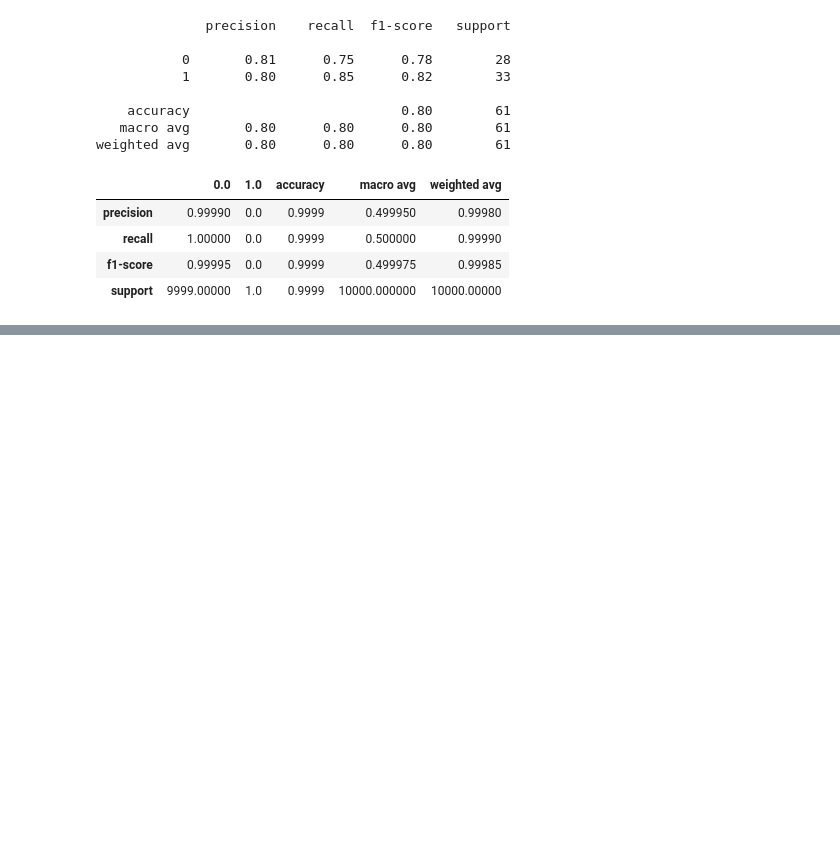
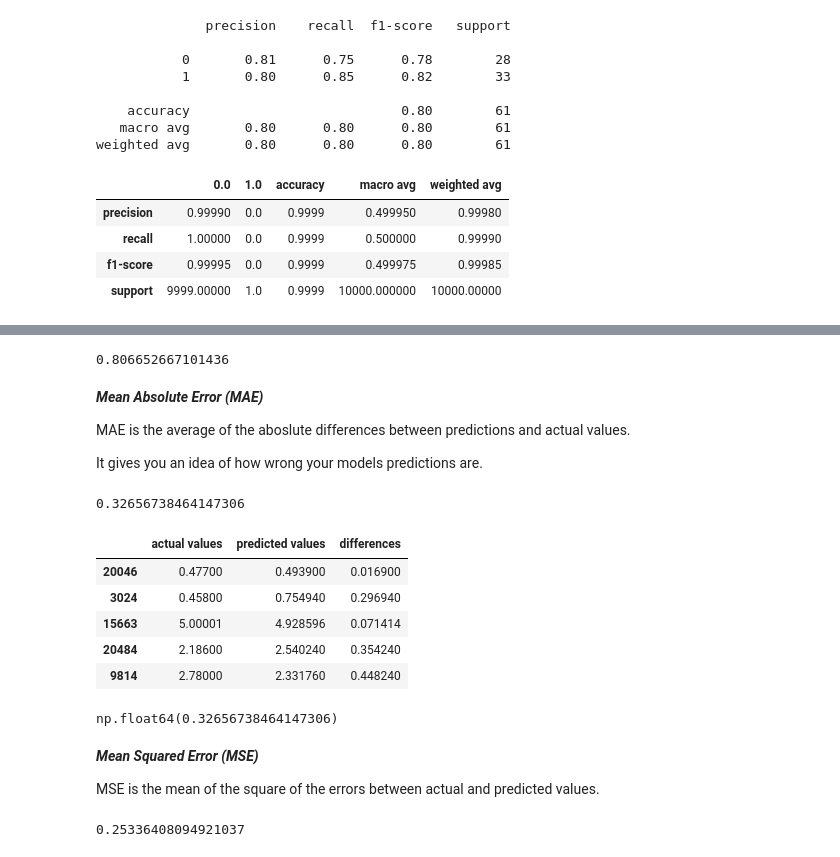
Before and after one commit to ricky-antonio/introduction-to-scikit, a Jupyter notebook: introduction-to-scikit.ipynb, the cells around one changed output, grey strips where cells are left out. Cells and saved outputs as stored; diff of their text form; code cells hidden in the pictures; blank space fills up the shorter version.

Commit message:
Evaluate regression model with r2, MAE, & MSE

```diff
--- a/introduction-to-scikit.ipynb
+++ b/introduction-to-scikit.ipynb
@@ -1323,0 +1333,17 @@ pd.DataFrame(classification_report(
+# %%
+# import regressor model
+from sklearn.ensemble import RandomForestRegressor
+
+# setup random seed
+np.random.seed(42)
+
+# create the data
+X = housing_df.drop("target", axis=1)
+y = housing_df["target"]
+
+# split into train and test sets
+X_train, X_test, y_train, y_test = train_test_split(X, y, test_size=0.2)
+
+# create the model
+model = RandomForestRegressor()
+model.fit(X_train, y_train);
@@ -1323,0 +1368,59 @@ pd.DataFrame(classification_report(
+# %%
+r2_score(y_test, y_preds)
+# %% [output]
+0.806652667101436
+# %% [markdown]
+***Mean Absolute Error (MAE)***
+
+MAE is the average of the aboslute differences between predictions and actual values.
+
+It gives you an idea of how wrong your models predictions are.
+# %%
+# MAE mean absolute error evaluation metric
+from sklearn.metrics import mean_absolute_error
+
+# make predictions from model
+y_preds = model.predict(X_test)
+
+# calculate MAE
+mae = mean_absolute_error(y_test, y_preds)
+mae
+# %% [output]
+0.32656738464147306
+# %%
+# create dataframe with actual and predicted values
+df = pd.DataFrame(data={
+    "actual values": y_test,
+    "predicted values": y_preds
+})
+# calculate absolute difference between actual and predicted values
+df["differences"] = abs(df["actual values"] - df["predicted values"])
+df.head()
+# %% [output]
+|  | actual values | predicted values | differences |
+| 20046 | 0.47700 | 0.493900 | 0.016900 |
+| 3024 | 0.45800 | 0.754940 | 0.296940 |
+| 15663 | 5.00001 | 4.928596 | 0.071414 |
+| 20484 | 2.18600 | 2.540240 | 0.354240 |
+| 9814 | 2.78000 | 2.331760 | 0.448240 |
+# %%
+# MAE using formulas and differences
+df["differences"].mean()
+# %% [output]
+np.float64(0.32656738464147306)
+# %% [markdown]
+***Mean Squared Error (MSE)***
+
+MSE is the mean of the square of the errors between actual and predicted values.
+# %%
+# MSE mean squared error evaluation metric
+from sklearn.metrics import mean_squared_error
+
+# make predictions with model
+y_preds = model.predict(X_test)
+
+# calculate MSE
+mse = mean_squared_error(y_test, y_preds)
+mse
+# %% [output]
+0.25336408094921037
```
Also changed, not shown: parts of 8 cells of this notebook.
